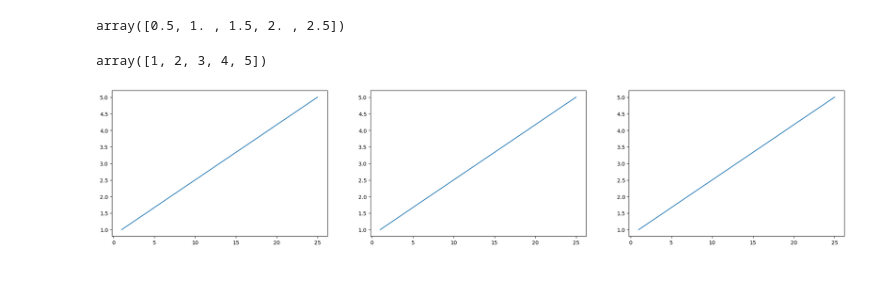
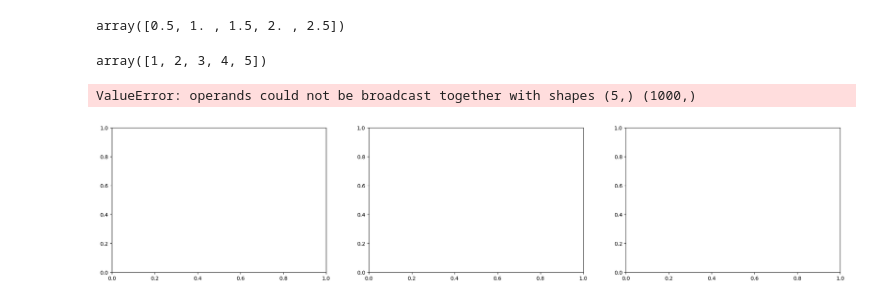
Before and after one commit to annikahattankutter-maker/annika, a Jupyter notebook: homework7/homework7.ipynb, the cells around one changed output. Saved outputs shown, nothing was run; the diff lists cells and outputs as text; code cells hidden in the pictures; blank space fills up the shorter version.

```diff
--- a/homework7/homework7.ipynb
+++ b/homework7/homework7.ipynb
@@ -13,9 +13,9 @@ plt.show()
 # %% [output]
 [figure]
 # %%
-amplitude = np.array([0.5, 1, 1.5, 2, 2.5])
-frequency = np.array([1, 2, 3, 4, 5])
-amplitude
+amp = np.array([0.5, 1, 1.5, 2, 2.5])
+freq = np.array([1, 2, 3, 4, 5])
+amp
 # %% [output]
 array([0.5, 1. , 1.5, 2. , 2.5])
 # %%
@@ -24,9 +24,16 @@ frequency
 array([1, 2, 3, 4, 5])
 # %%
 fig, axs = plt.subplots(1,3, figsize = (25, 5))
-axs[0].plot([25, 1], [5, 1])
-axs[1].plot([25, 1], [5, 1])
-axs[2].plot([25, 1], [5, 1])
+
+for amplitude, frequency in zip(amp, freq):
+    y1 = make_sine_wave(x, amp, 1)
+    axs[0].plot(x, y1)
+    y2 = make_sine_wave(x, 1, freq)
+    axs[1].plot(x, y2)
+    y3 = make_sine_wave(x, amp, freq)
+    axs[2].plot(x, y3)
+
 plt.show()
 # %% [output]
+ValueError: operands could not be broadcast together with shapes (5,) (1000,)
-[figure, old version]
+[figure, new version]
```
Also changed, not shown: parts of 1 cell of this notebook.
